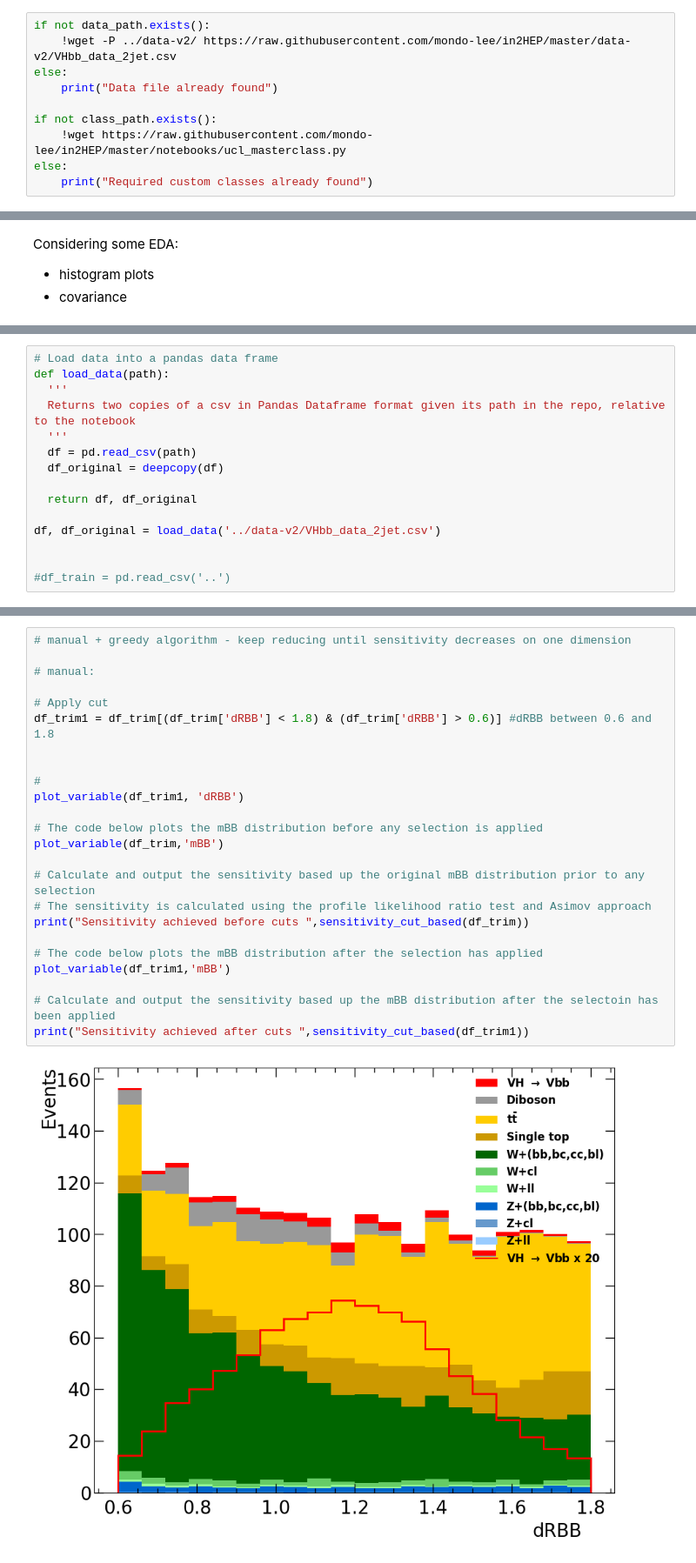
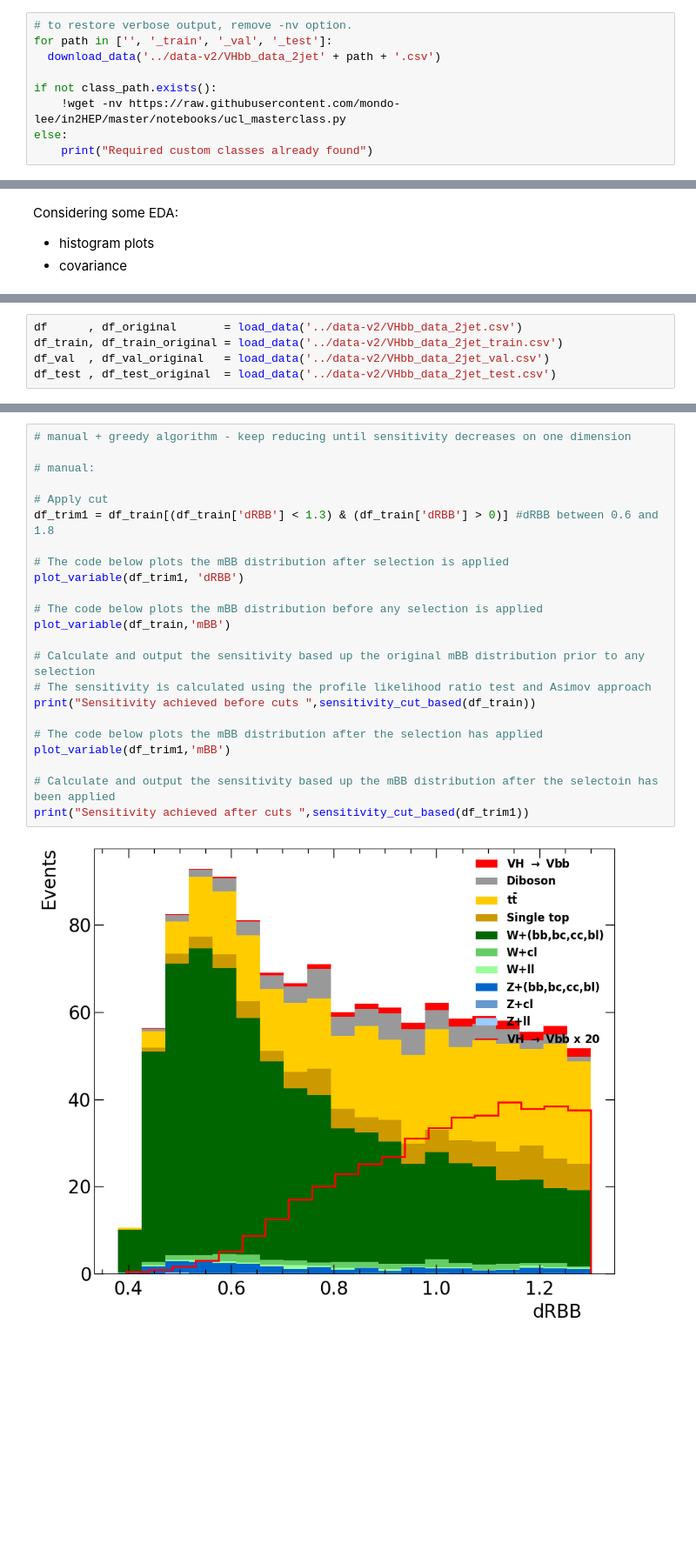
Before and after one commit to mondo-lee/in2HEP, a Jupyter notebook: notebooks/cuts_baseline.ipynb, the cells around one changed output, grey strips where cells are left out. Shown at 87% size. Drawn from its saved outputs; the diff is of its cells as text; blank space fills up the shorter version.

```diff
--- a/notebooks/cuts_baseline.ipynb
+++ b/notebooks/cuts_baseline.ipynb
@@ -15,10 +25,9 @@ AttributeError: 'PosixPath' object has no attribute 'type'
 # %%
-if not data_path.exists():
-    !wget -P ../data-v2/ https://raw.githubusercontent.com/mondo-lee/in2HEP/master/data-v2/VHbb_data_2jet.csv
-else:
-    print("Data file already found")
+# to restore verbose output, remove -nv option.
+for path in ['', '_train', '_val', '_test']:
+  download_data('../data-v2/VHbb_data_2jet' + path + '.csv')
 
 if not class_path.exists():
-    !wget https://raw.githubusercontent.com/mondo-lee/in2HEP/master/notebooks/ucl_masterclass.py
+    !wget -nv https://raw.githubusercontent.com/mondo-lee/in2HEP/master/notebooks/ucl_masterclass.py
 else:
     print("Required custom classes already found")
@@ -68,15 +54,0 @@ ModuleNotFoundError: No module named 'ucl_masterclass'
-# %%
-# Load data into a pandas data frame
-def load_data(path):
-  '''
-  Returns two copies of a csv in Pandas Dataframe format given its path in the repo, relative to the notebook
-  '''
-  df = pd.read_csv(path)
-  df_original = deepcopy(df)
-
-  return df, df_original
-
-df, df_original = load_data('../data-v2/VHbb_data_2jet.csv')
-
-
-#df_train = pd.read_csv('..')
@@ -165,0 +91,5 @@ memory usage: 15.1+ MB
+# %%
+df      , df_original       = load_data('../data-v2/VHbb_data_2jet.csv')
+df_train, df_train_original = load_data('../data-v2/VHbb_data_2jet_train.csv')
+df_val  , df_val_original   = load_data('../data-v2/VHbb_data_2jet_val.csv')
+df_test , df_test_original  = load_data('../data-v2/VHbb_data_2jet_test.csv')
@@ -295,26 +204,25 @@ Index(['sample', 'category', 'EventWeight', 'post_fit_weight',
 # %%
 # manual + greedy algorithm - keep reducing until sensitivity decreases on one dimension
 
 # manual:
 
 # Apply cut
-df_trim1 = df_trim[(df_trim['dRBB'] < 1.8) & (df_trim['dRBB'] > 0.6)] #dRBB between 0.6 and 1.8
+df_trim1 = df_train[(df_train['dRBB'] < 1.3) & (df_train['dRBB'] > 0)] #dRBB between 0.6 and 1.8
 
-
-#
+# The code below plots the mBB distribution after selection is applied
 plot_variable(df_trim1, 'dRBB')
 
 # The code below plots the mBB distribution before any selection is applied
-plot_variable(df_trim,'mBB')
+plot_variable(df_train,'mBB')
 
 # Calculate and output the sensitivity based up the original mBB distribution prior to any selection
 # The sensitivity is calculated using the profile likelihood ratio test and Asimov approach
-print("Sensitivity achieved before cuts ",sensitivity_cut_based(df_trim))
+print("Sensitivity achieved before cuts ",sensitivity_cut_based(df_train))
 
 # The code below plots the mBB distribution after the selection has applied
 plot_variable(df_trim1,'mBB')
 
 # Calculate and output the sensitivity based up the mBB distribution after the selectoin has been applied
 print("Sensitivity achieved after cuts ",sensitivity_cut_based(df_trim1))
 # %% [output]
-[figure, old version]
+[figure, new version]
```
Also changed, not shown: parts of 36 cells of this notebook.
